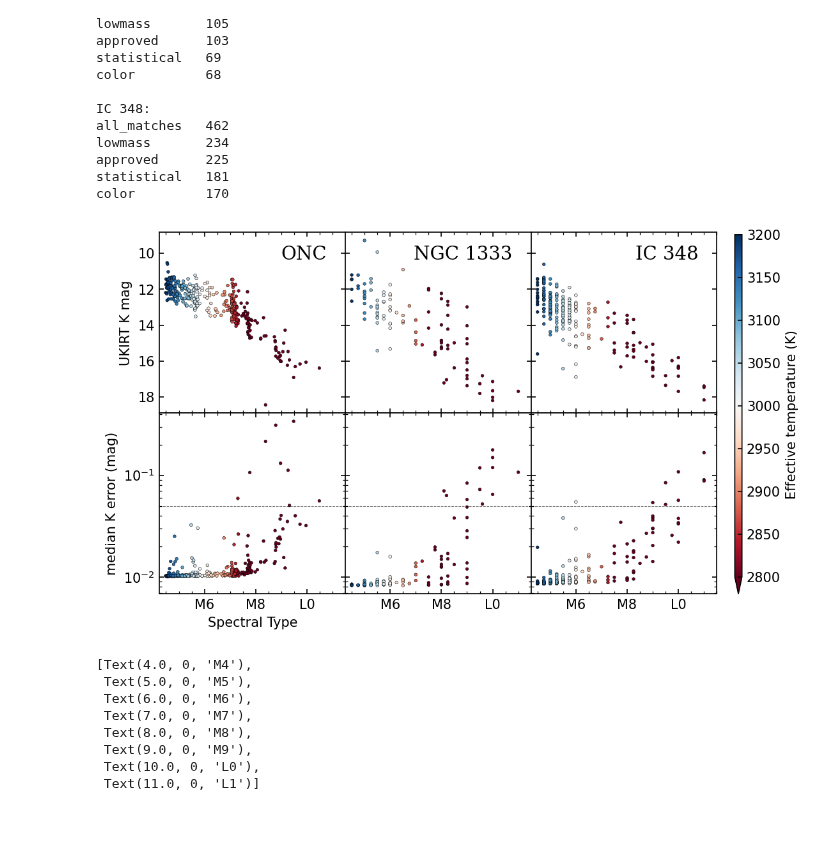
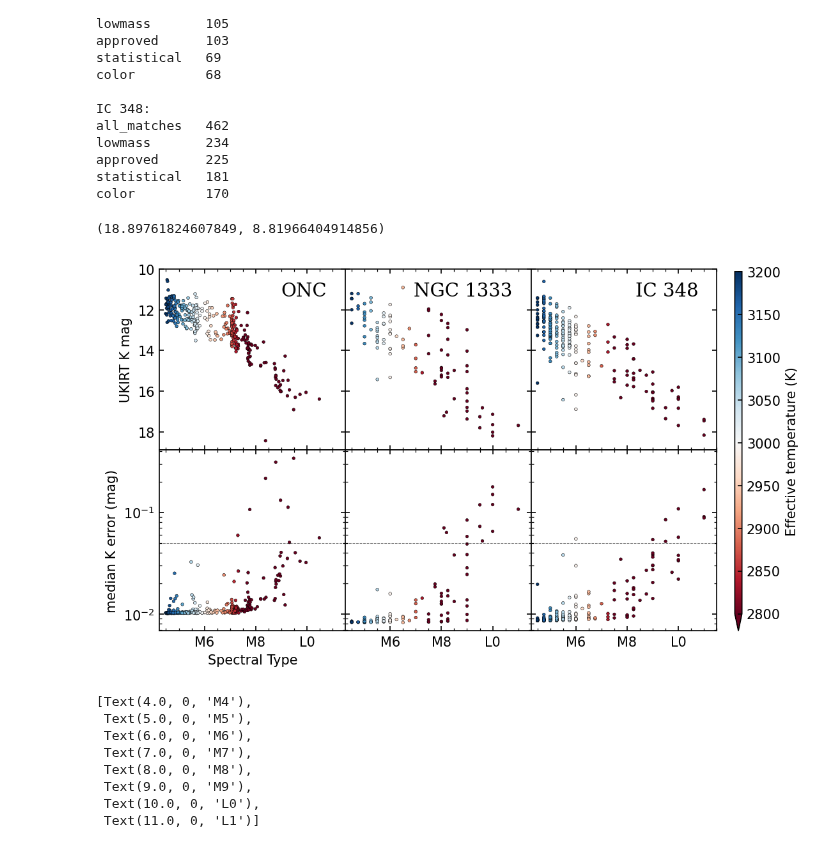
Before and after one commit to tomr-stargazer/Variability_Project_2020, a Jupyter notebook: wuvars/analysis/prototypes/Testing bd_matching_v2.ipynb, the cells around one changed output. Saved outputs shown, nothing was run; the diff lists cells and outputs as text; code cells hidden in the pictures; blank space fills up the shorter version.

```diff
--- a/wuvars/analysis/prototypes/Testing bd_matching_v2.ipynb
+++ b/wuvars/analysis/prototypes/Testing bd_matching_v2.ipynb
@@ -71,8 +71,6 @@ for i, match in enumerate(matches):
         vmax=3200
     )
 
-    ax_hr.invert_yaxis()
-
     ax_err.scatter(
         match.approved['SpT'],
         match.approved['median_KAPERMAG3ERR'],
@@ -83,34 +81,40 @@ for i, match in enumerate(matches):
         cmap='RdBu',
         vmin=2800,
         vmax=3200
     )
     ax_err.semilogy()
     ax_err.axhline(0.05, ls='--', color='k', lw=0.5, alpha=0.5)
 
 #     ax_err.set_xticklabels()
 
     ax_err.set_xlim(4.25, 11.5)
 
     xticks = ax_err.get_xticks()
     xticks_minor = np.arange(4.5, 12, 0.5)
     ax_err.set_xticks(xticks_minor, minor=True)
     new_xtick_labels = [get_SpT_from_num(x)[:-2] for x in xticks]
     ax_err.set_xticklabels(new_xtick_labels)
 
     ax_hr.text(0.9, 0.85, names[i], transform=ax_hr.transAxes, horizontalalignment='right', fontsize=14, family='serif')
 
 
+ax_hr.invert_yaxis()
+ylims = ax_hr.get_ylim()
+print(ylims)
+ax_hr.set_ylim(ylims[0], 10)
+
 
 
 axs[0,0].set_ylabel("UKIRT K mag")
 axs[1,0].set_ylabel("median K error (mag)")
 axs[1,0].set_xlabel("Spectral Type")
 
 cbar_ax = fig.add_axes([0.925, 0.125, 0.01, 0.75])
 cbar = plt.colorbar(sc, cax=cbar_ax, extend='min')
 cbar.set_label("Effective temperature (K)")
 # %% [output]
+(18.89761824607849, 8.81966404914856)
-[figure, old version]
+[figure, new version]
 # %%
 matches = [onc_match, ngc_match, ic_match]
 names = ["ONC", "NGC 1333", "IC 348"]
```
